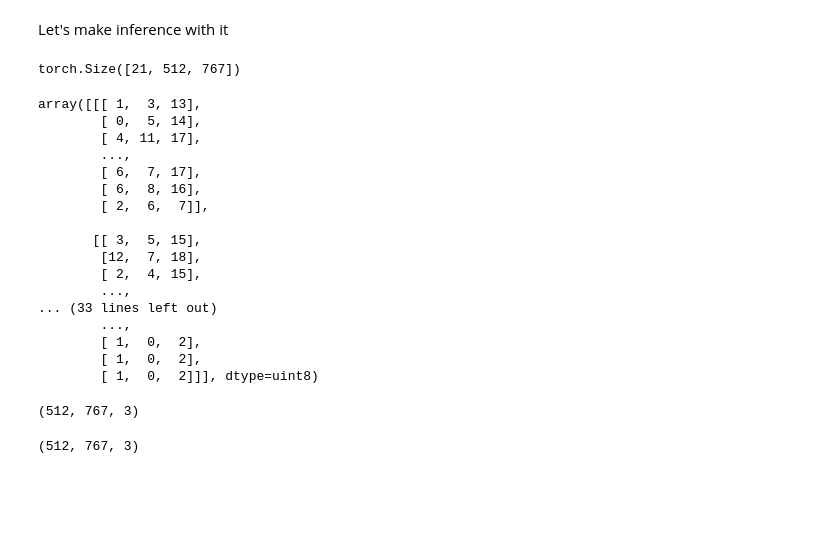
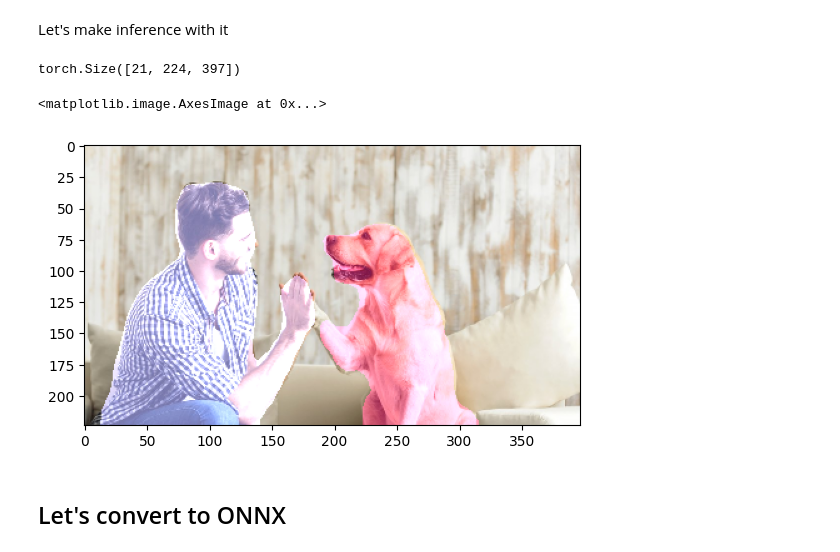
Before and after one commit to BCJuan/NN-deployment-course, a Jupyter notebook: notebooks/cpu/02_CPU_CNN.ipynb, the cells around one changed output. Drawn from its saved outputs; the diff is of its cells as text; code cells hidden in the pictures; blank space fills up the shorter version.

```diff
--- a/notebooks/cpu/02_CPU_CNN.ipynb
+++ b/notebooks/cpu/02_CPU_CNN.ipynb
@@ -19,6 +21,6 @@ import numpy as np
 # %% [markdown]
 Download the pretrained model and set it to evaluation (no backpropagation or weight update)
 # %%
-model = segmentation.deeplabv3_resnet50(pretrained=True)
+model = segmentation.fcn_resnet50(pretrained=True)
 model.eval()
 # %% [output]
@@ -45,7 +47,7 @@ Let's read an image
 input_image = Image.open("road.jpg")
 preprocess = transforms.Compose([
     transforms.ToTensor(),
-    transforms.Resize(512),
+    transforms.Resize((224)),
     transforms.Normalize(mean=[0.485, 0.456, 0.406], std=[0.229, 0.224, 0.225]),
 ])
 
@@ -61,34 +63,14 @@ normalized_masks = torch.nn.functional.softmax(output, dim=1)
 # %%
 normalized_masks.shape
 # %% [output]
-torch.Size([21, 512, 767])
+torch.Size([21, 224, 397])
 # %%
 segmented_image = utils.draw_segmentation_map(output)
-input_image_resized = cv2.resize(np.array(input_image), (767, 512))
+input_image_resized = cv2.cvtColor(cv2.resize(np.array(input_image), (397, 224)), cv2.COLOR_RGB2BGR)
 image_to_plot = utils.image_overlay(input_image_resized, segmented_image)
+plt.imshow(image_to_plot)
 # %% [output]
-array([[[ 1,  3, 13],
-        [ 0,  5, 14],
-        [ 4, 11, 17],
-        ...,
-        [ 6,  7, 17],
-        [ 6,  8, 16],
-        [ 2,  6,  7]],
-
-       [[ 3,  5, 15],
-        [12,  7, 18],
-        [ 2,  4, 15],
-        ...,
-... (33 lines left out)
-        ...,
-        [ 1,  0,  2],
-        [ 1,  0,  2],
-        [ 1,  0,  2]]], dtype=uint8)
+<matplotlib.image.AxesImage at 0x...>
+[figure, added]
-# %%
-input_image_resized.shape
-# %% [output]
-(512, 767, 3)
-# %%
-segmented_image.shape
-# %% [output]
-(512, 767, 3)
+# %% [markdown]
+## Let's convert to ONNX
```
Also changed, not shown: parts of 13 cells of this notebook, 1 other file.
